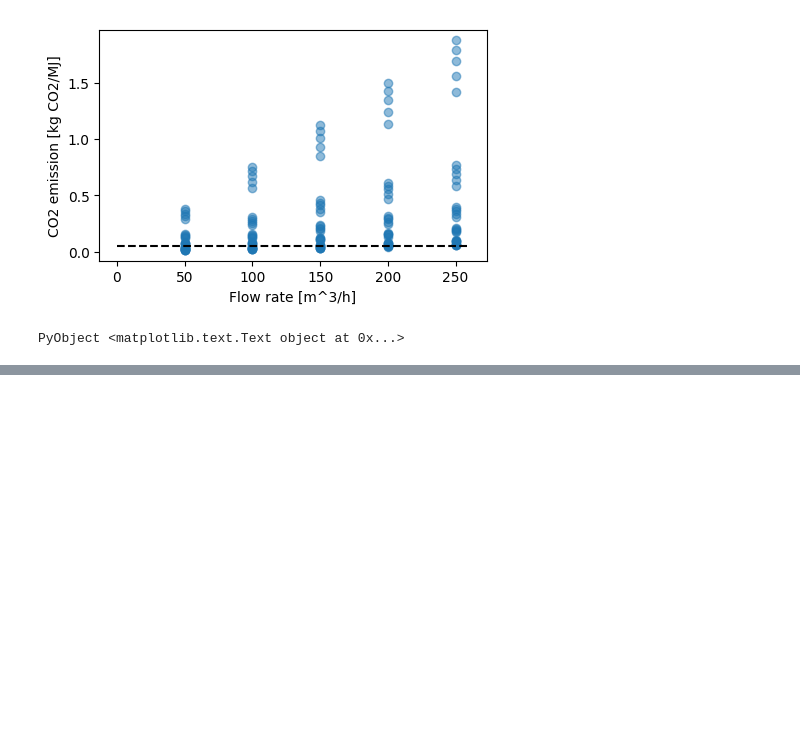
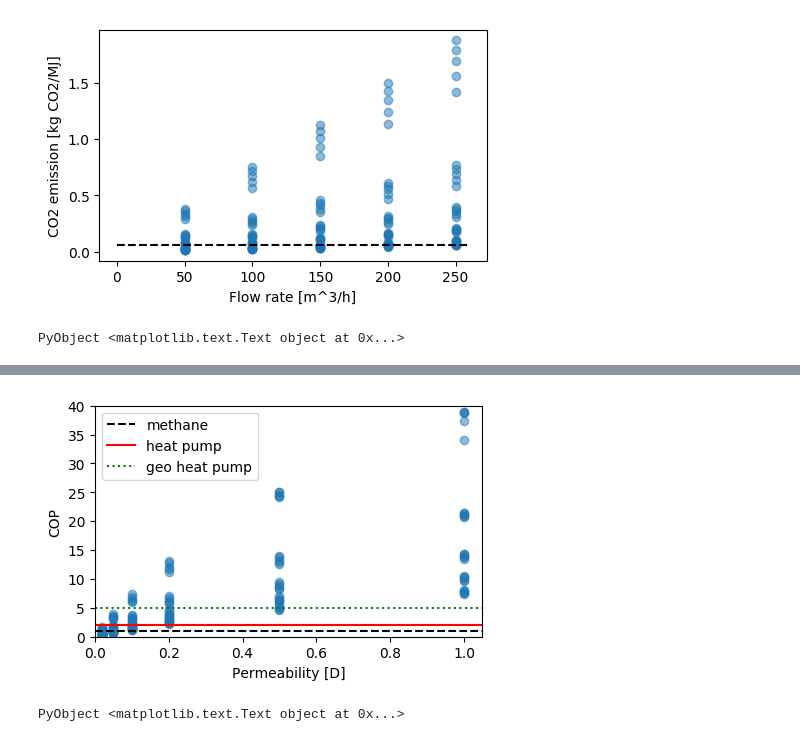
Before and after one commit to simulkade/geothermal, a Jupyter notebook: data_analysis_results.ipynb, the cells around one changed output, grey strips where cells are left out. Drawn from its saved outputs; the diff is of its cells as text; code cells hidden in the pictures; blank space fills up the shorter version.

```diff
--- a/data_analysis_results.ipynb
+++ b/data_analysis_results.ipynb
@@ -130,0 +274,13 @@ PyObject <matplotlib.text.Text object at 0x...>
+# %%
+figure(figsize=(5,3))
+plot(df_geo[:k_m2]*1e12, df_geo[:COP], "o", alpha = 0.5)
+plot([0,1.1], [1.0, 1.0], "--k", label = "methane")
+plot([0,1.1], [2.0, 2.0], "-r", label = "heat pump")
+plot([0,1.1], [5.0, 5.0], ":g", label = "geo heat pump")
+axis([0,1.05,0,40])
+legend()
+ylabel("COP")
+xlabel("Permeability [D]")
+# %% [output]
+[figure, added]
+PyObject <matplotlib.text.Text object at 0x...>
```
Also changed, not shown: parts of 14 cells of this notebook, 9 other files.
